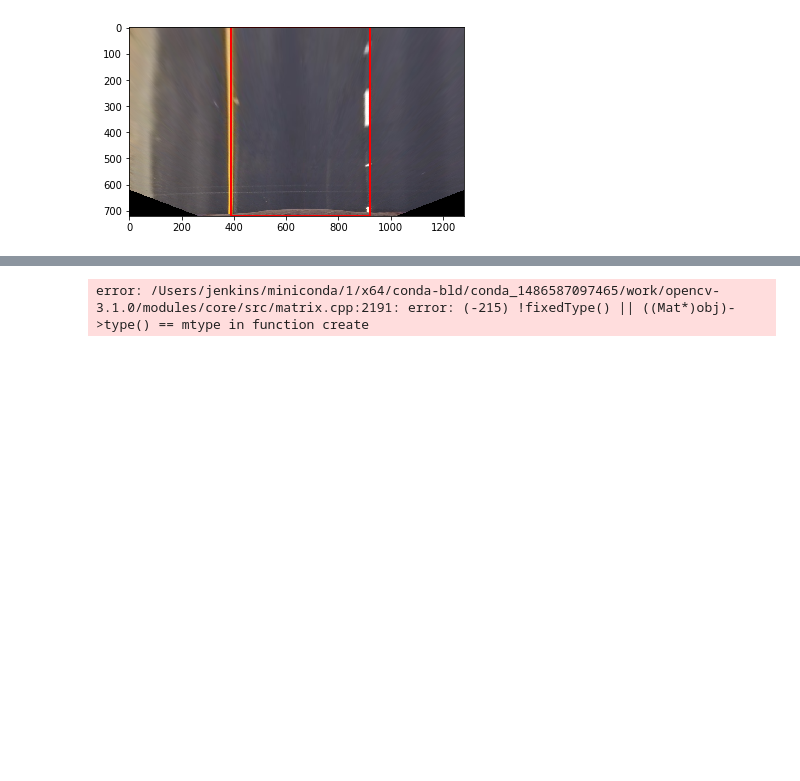
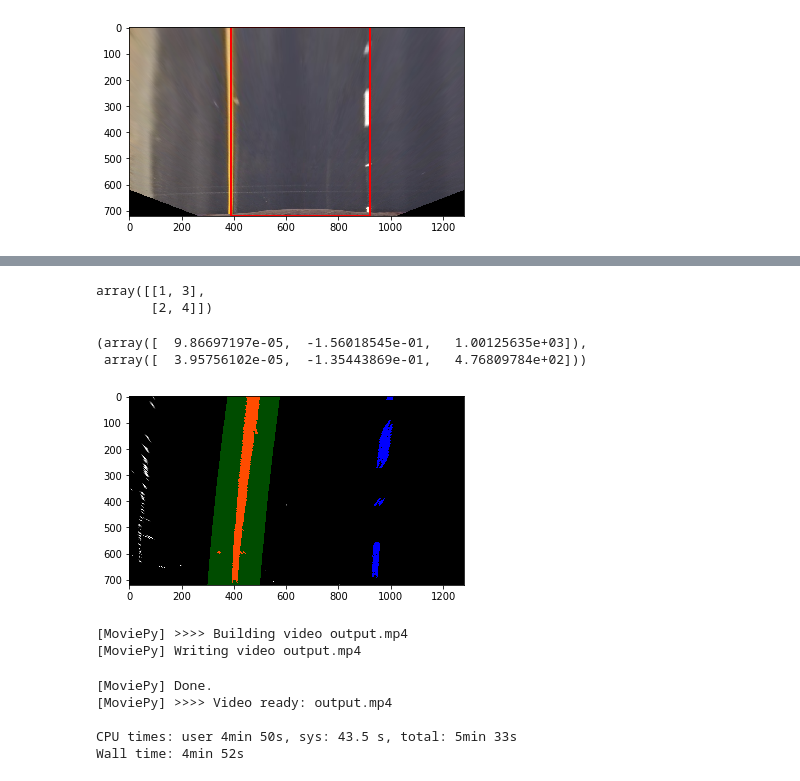
Before and after one commit to root221/CarND-Advanced-Lane-Lines, a Jupyter notebook: LaneLines.ipynb, the cells around one changed output, grey strips where cells are left out. Cells and saved outputs as stored; diff of their text form; code cells hidden in the pictures; blank space fills up the shorter version.

Commit message:
find lane for other frame and draw the search area

```diff
--- a/LaneLines.ipynb
+++ b/LaneLines.ipynb
@@ -254,3 +261,57 @@ detect_and_fit(warp)
+# %%
+# search in a margin around the previous line postion
+def fit(warp,left_fit,right_fit):
+    nonzero = warp.nonzero()
+    nonzerox = nonzero[1]
+    nonzeroy = nonzero[0]
+    margin = 100
+    left_lane_inds = ((nonzerox >= ( left_fit[0] * (nonzeroy ** 2) + left_fit[1] * nonzeroy + left_fit[2] - margin)) \
+        & (nonzerox <= (left_fit[0] * (nonzeroy ** 2) + left_fit[1] * nonzeroy + left_fit[2] + margin))).nonzero()[0]
+    right_lane_inds = ((nonzerox >= ( right_fit[0] * (nonzeroy ** 2) + right_fit[1] * nonzeroy + right_fit[2] - margin)) \
+        & (nonzerox <= (right_fit[0] * (nonzeroy ** 2) + right_fit[1] * nonzeroy + right_fit[2] + margin))).nonzero()[0]
+
+    leftx = nonzerox[left_lane_inds]
+    lefty = nonzeroy[left_lane_inds]
+    rightx = nonzerox[right_lane_inds]
+    righty = nonzeroy[right_lane_inds]
+    new_left_fit = np.polyfit(lefty,leftx,2)
+    new_right_fit = np.polyfit(righty,rightx,2)
+
+    ploty = np.linspace(0,warp.shape[0]-1,warp.shape[0])
+    left_fitx = new_left_fit[0] * (ploty**2) + new_left_fit[1] * ploty + new_left_fit[2]
+    right_fitx = new_right_fit[0] * (ploty**2) + new_right_fit[1] * ploty + new_right_fit[2]
+
+    # visualize the result
+    out_img = np.dstack((warp,warp,warp))*255
+
+    window_img = np.zeros_like(out_img)
+    # color left and right line pixels
+    out_img[lefty,leftx] = (255,0,0)
+    out_img[righty,rightx] = (0,0,255)
+
+    left_line_window1 = np.vstack([left_fitx - margin,ploty]).T
+    #left_line_window2 = np.vstack([left_fitx + margin,ploty]).T
+    left_line_window2 = np.flipud(np.vstack([left_fitx + margin,ploty]).T) # ???
+    left_pts = np.concatenate((left_line_window1,left_line_window2),axis=0).reshape(1,-1,2)
+    left_pts = np.int32(left_pts)
+    cv2.fillPoly(window_img,left_pts,(0,255,0))
+    out_img = np.uint8(out_img)
+    window_img = np.uint8(window_img)
+    result = cv2.addWeighted(out_img,1,window_img,0.3,0)
+
+    plt.imshow(result)
+    return new_right_fit,new_left_fit
+# %%
+np.vstack(([1,3],[2,4]))
+# %% [output]
+array([[1, 3],
+       [2, 4]])
+# %%
+fit(warp,left_fit,right_fit)
+# %% [output]
+(array([  9.86697197e-05,  -1.56018545e-01,   1.00125635e+03]),
+ array([  3.95756102e-05,  -1.35443869e-01,   4.76809784e+02]))
+[figure, added]
 # %%
 def process_image(image):
 
@@ -276,10 +338,17 @@ def process_image(image):
 from moviepy.editor import VideoFileClip
 from IPython.display import HTML
 output = 'output.mp4'
-clip1 = VideoFileClip("project_video.mp4")
-clip1.fl_image(process_image)
+clip1 = VideoFileClip("project_video.mp4").subclip(0,3)
+new_clip = clip1.fl_image(process_image)
+%time new_clip.write_videofile(output, audio=False)
 # %% [output]
-error: /Users/jenkins/miniconda/1/x64/conda-bld/conda_1486587097465/work/opencv-3.1.0/modules/core/src/matrix.cpp:2191: error: (-215) !fixedType() || ((Mat*)obj)->type() == mtype in function create
+[MoviePy] >>>> Building video output.mp4
+[MoviePy] Writing video output.mp4
+[MoviePy] Done.
+[MoviePy] >>>> Video ready: output.mp4
+
+CPU times: user 4min 50s, sys: 43.5 s, total: 5min 33s
+Wall time: 4min 52s
 # %%
 for image in files:
 
```
Also changed, not shown: parts of 6 cells of this notebook.
